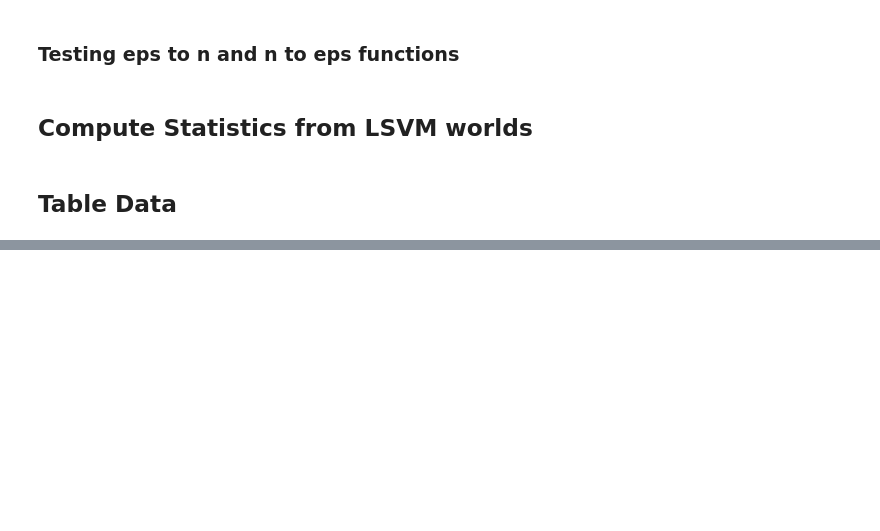
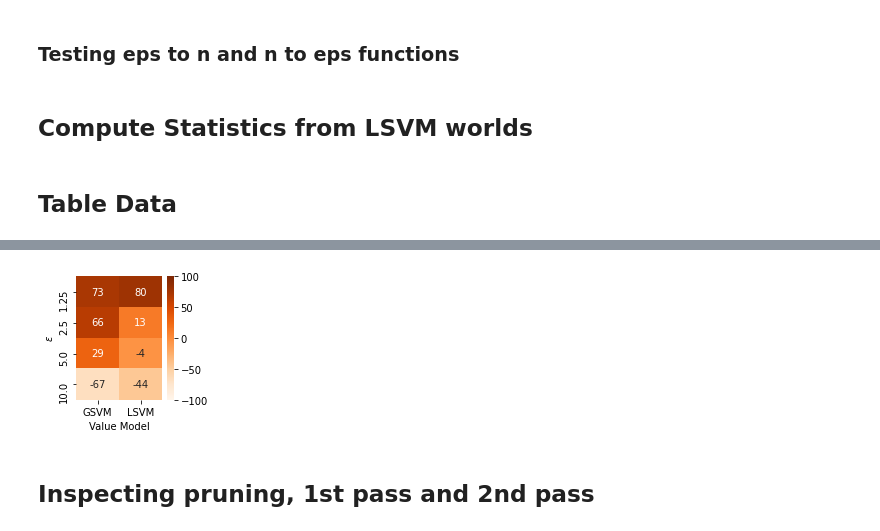
Before and after one commit to eareyan/competitive_equilibria, a Jupyter notebook: notebooks/Value Model Data Explorer.ipynb, the cells around one changed output, grey strips where cells are left out. Cells and saved outputs as stored; diff of their text form; code cells hidden in the pictures; blank space fills up the shorter version.

```diff
--- a/notebooks/Value Model Data Explorer.ipynb
+++ b/notebooks/Value Model Data Explorer.ipynb
@@ -197,0 +180,29 @@ print(construct_ea_eap_ptable([compare_ea_eap(f"../value_models/GSVM/develop/3/w
+# %%
+import seaborn as sns
+import numpy as np
+import matplotlib.pyplot as plt
+
+cmaps = ['Greys', 'Purples', 'Blues', 'Greens', 'Oranges', 'Reds',
+            'YlOrBr', 'YlOrRd', 'OrRd', 'PuRd', 'RdPu', 'BuPu',
+            'GnBu', 'PuBu', 'YlGnBu', 'PuBuGn', 'BuGn', 'YlGn']
+fig, axs = plt.subplots(nrows=1, ncols=1, figsize=(2.5, 2.5))  # Size for only 4 plots, 1 by 4
+ax = sns.heatmap(np.array([[73, 80],
+                           [66, 13],
+                           [29, -4],
+                           [-67, -44]
+                          ]),
+                 annot=True,
+                 cmap=cmaps[4],
+                 xticklabels=['GSVM', 'LSVM'],
+                 yticklabels=[j for j in epsilons],
+                 vmax=100, # This value is data dependent
+                 vmin=-100, # This value is data dependent
+                 ax = axs)
+ax.set_xlabel('Value Model')
+ax.set_ylabel(r'$\epsilon$')
+#ax.set_title(f'Title')
+plt.tight_layout()
+# %% [output]
+[figure, added]
+# %% [markdown]
+## Inspecting pruning, 1st pass and 2nd pass
```
Also changed, not shown: parts of 17 cells of this notebook, 7 other files.
